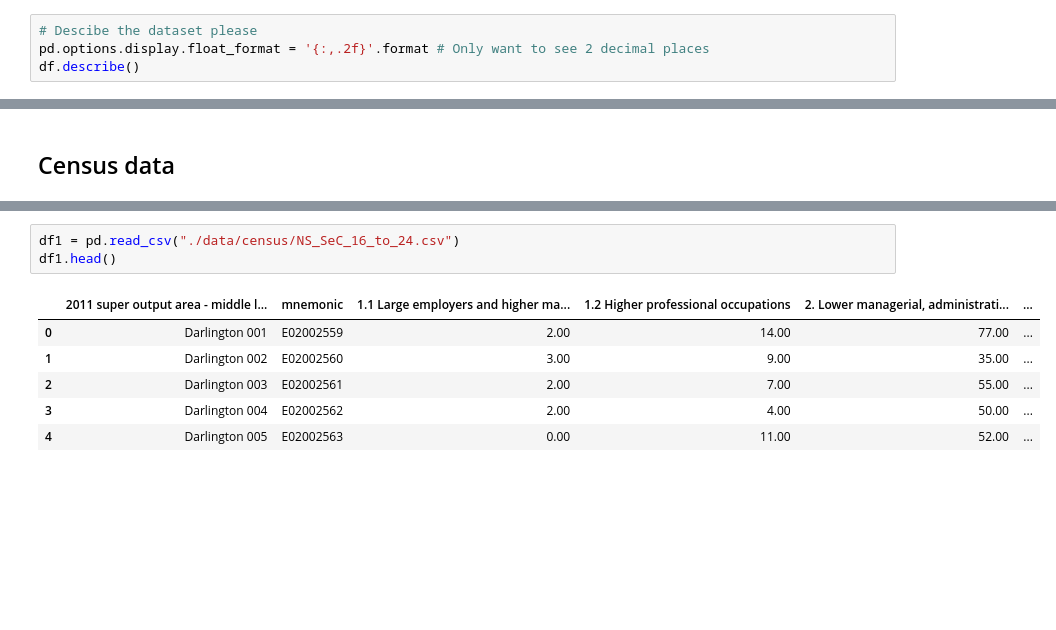
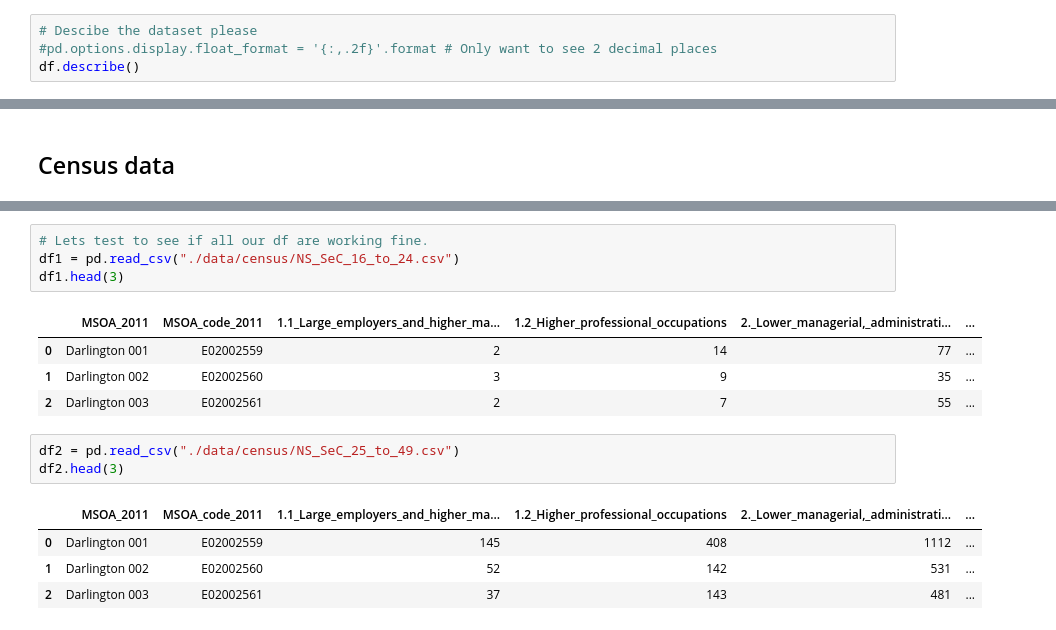
Before and after one commit to HamedPour/TM351_EMA, a Jupyter notebook: EMA_nootbook.ipynb, the cells around one changed output, grey strips where cells are left out. Drawn from its saved outputs; the diff is of its cells as text; blank space fills up the shorter version.

```diff
--- a/EMA_nootbook.ipynb
+++ b/EMA_nootbook.ipynb
@@ -66,7 +72,7 @@ dtypes: int64(16), object(4)
 memory usage: 5.0+ MB
 # %%
 # Descibe the dataset please
-pd.options.display.float_format = '{:,.2f}'.format # Only want to see 2 decimal places
+#pd.options.display.float_format = '{:,.2f}'.format # Only want to see 2 decimal places
 df.describe()
 # %% [output]
 |  | Index_of_Multiple_Deprivation_IMD... | Index_of_Multiple_Deprivation_IMD... | Income_Rank | Income_Decile | Employment_Rank | ... |
@@ -89,10 +106,17 @@ df[df['Income_Rank'] == 1]
+# %%
+# Lets test to see if all our df are working fine.
+df1 = pd.read_csv("./data/census/NS_SeC_16_to_24.csv")
+df1.head(3)
+# %% [output]
+|  | MSOA_2011 | MSOA_code_2011 | 1.1_Large_employers_and_higher_ma... | 1.2_Higher_professional_occupations | 2._Lower_managerial,_administrati... | ... |
+| 0 | Darlington 001 | E02002559 | 2 | 14 | 77 | ... |
+| 1 | Darlington 002 | E02002560 | 3 | 9 | 35 | ... |
+| 2 | Darlington 003 | E02002561 | 2 | 7 | 55 | ... |
 # %%
-df1 = pd.read_csv("./data/census/NS_SeC_16_to_24.csv")
-df1.head()
+df2 = pd.read_csv("./data/census/NS_SeC_25_to_49.csv")
+df2.head(3)
 # %% [output]
-|  | 2011 super output area - middle l... | mnemonic | 1.1 Large employers and higher ma... | 1.2 Higher professional occupations | 2. Lower managerial, administrati... | ... |
-| 0 | Darlington 001 | E02002559 | 2.00 | 14.00 | 77.00 | ... |
-| 1 | Darlington 002 | E02002560 | 3.00 | 9.00 | 35.00 | ... |
-| 2 | Darlington 003 | E02002561 | 2.00 | 7.00 | 55.00 | ... |
-| 3 | Darlington 004 | E02002562 | 2.00 | 4.00 | 50.00 | ... |
-| 4 | Darlington 005 | E02002563 | 0.00 | 11.00 | 52.00 | ... |
+|  | MSOA_2011 | MSOA_code_2011 | 1.1_Large_employers_and_higher_ma... | 1.2_Higher_professional_occupations | 2._Lower_managerial,_administrati... | ... |
+| 0 | Darlington 001 | E02002559 | 145 | 408 | 1112 | ... |
+| 1 | Darlington 002 | E02002560 | 52 | 142 | 531 | ... |
+| 2 | Darlington 003 | E02002561 | 37 | 143 | 481 | ... |
```
Also changed, not shown: parts of 7 cells of this notebook, 4 other files.
